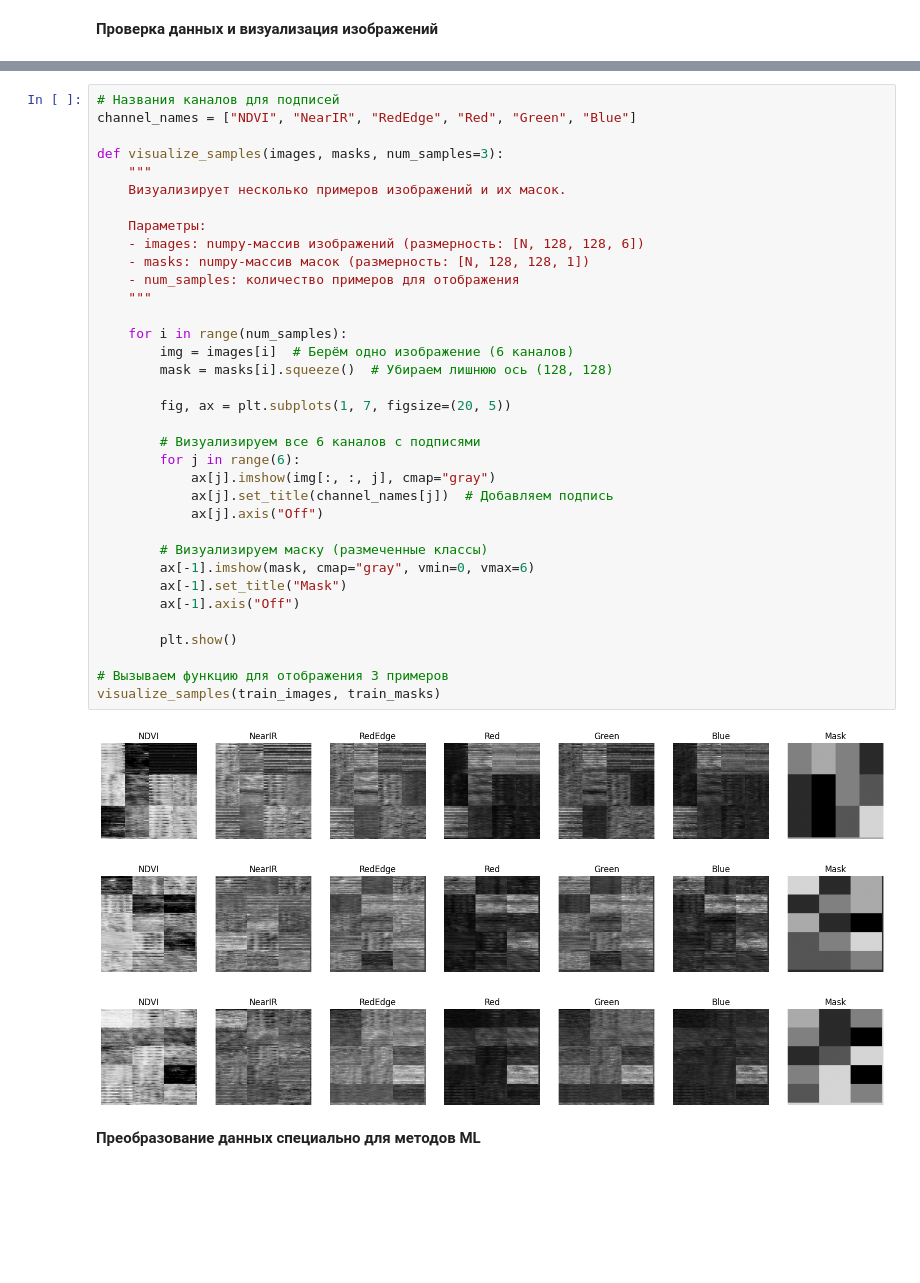
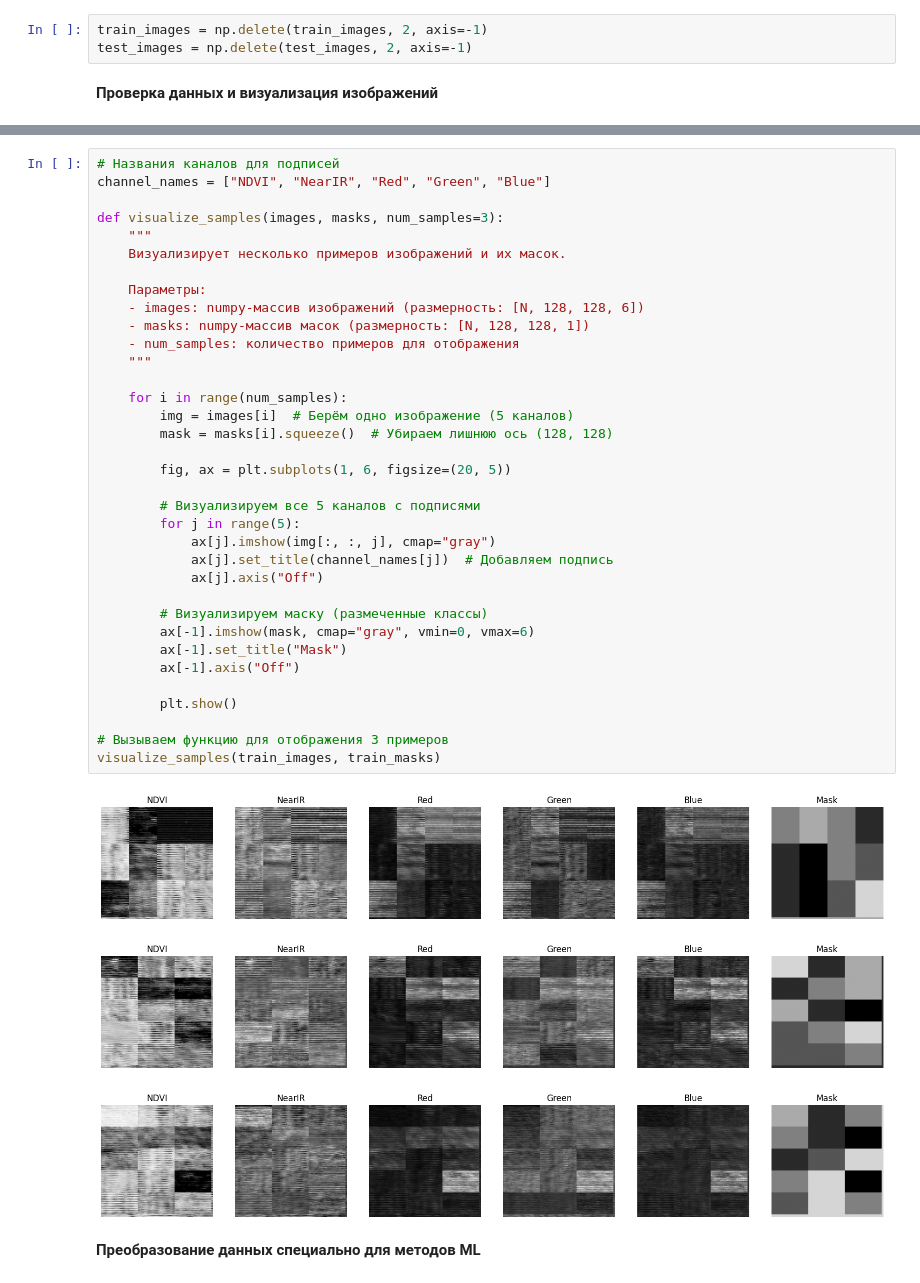
Before and after one commit to villerbond/nytrogen-status-analysis, a Jupyter notebook: classic_machine_learning.ipynb, the cells around one changed output, grey strips where cells are left out. Saved outputs shown, nothing was run; the diff lists cells and outputs as text; blank space fills up the shorter version.

```diff
--- a/classic_machine_learning.ipynb
+++ b/classic_machine_learning.ipynb
@@ -45,3 +48,6 @@ To: /content/test_images_and_masks.npz
+# %%
+train_images = np.delete(train_images, 2, axis=-1)
+test_images = np.delete(test_images, 2, axis=-1)
 # %% [markdown]
 **Проверка данных и визуализация изображений**
 # %%
@@ -56,43 +62,43 @@ print(test_masks.shape)
 (66, 128, 128, 1)
 # %%
 # Названия каналов для подписей
-channel_names = ["NDVI", "NearIR", "RedEdge", "Red", "Green", "Blue"]
+channel_names = ["NDVI", "NearIR", "Red", "Green", "Blue"]
 
 def visualize_samples(images, masks, num_samples=3):
     """
     Визуализирует несколько примеров изображений и их масок.
 
     Параметры:
     - images: numpy-массив изображений (размерность: [N, 128, 128, 6])
     - masks: numpy-массив масок (размерность: [N, 128, 128, 1])
     - num_samples: количество примеров для отображения
     """
 
     for i in range(num_samples):
-        img = images[i]  # Берём одно изображение (6 каналов)
+        img = images[i]  # Берём одно изображение (5 каналов)
         mask = masks[i].squeeze()  # Убираем лишнюю ось (128, 128)
 
-        fig, ax = plt.subplots(1, 7, figsize=(20, 5))
+        fig, ax = plt.subplots(1, 6, figsize=(20, 5))
 
-        # Визуализируем все 6 каналов с подписями
-        for j in range(6):
+        # Визуализируем все 5 каналов с подписями
+        for j in range(5):
             ax[j].imshow(img[:, :, j], cmap="gray")
             ax[j].set_title(channel_names[j])  # Добавляем подпись
             ax[j].axis("Off")
 
         # Визуализируем маску (размеченные классы)
         ax[-1].imshow(mask, cmap="gray", vmin=0, vmax=6)
         ax[-1].set_title("Mask")
         ax[-1].axis("Off")
 
         plt.show()
 
 # Вызываем функцию для отображения 3 примеров
 visualize_samples(train_images, train_masks)
 # %% [output]
-[figure, old version]
+[figure, new version]
-[figure, old version]
+[figure, new version]
-[figure, old version]
+[figure, new version]
 # %% [markdown]
 **Преобразование данных специально для методов ML**
 # %% [markdown]
```
Also changed, not shown: parts of 19 cells of this notebook.
